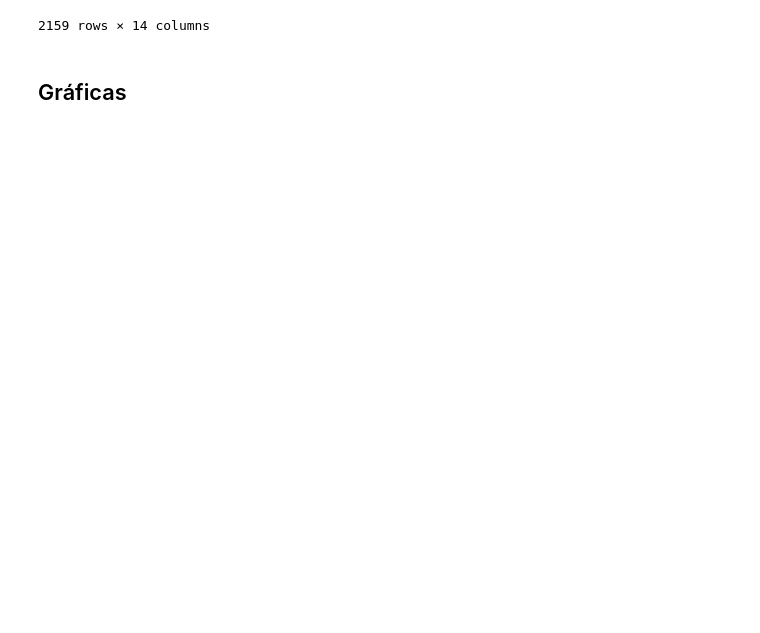
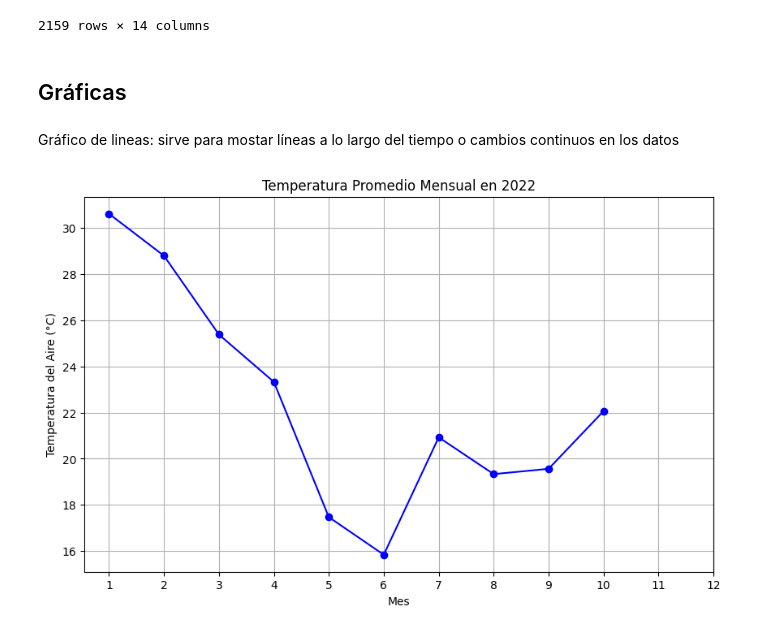
Before and after one commit to aldodds/DS_Python_WeatherStation, a Jupyter notebook: EstacionMeteorologica.ipynb, the cells around one changed output. Drawn from its saved outputs; the diff is of its cells as text; code cells hidden in the pictures; blank space fills up the shorter version.

Commit message:
Se crean las gráficas

```diff
--- a/EstacionMeteorologica.ipynb
+++ b/EstacionMeteorologica.ipynb
@@ -684,3 +685,22 @@ estacion_meteorologica_rango_fecha
 2159 rows × 14 columns
 # %% [markdown]
 ## Gráficas
+# %% [markdown]
+Gráfico de lineas: sirve para mostar líneas a lo largo del tiempo o cambios continuos en los datos
+# %%
+datos_2022 = estacion_meteorologica.loc['2022']
+
+# Agrupar por mes y calcular la temperatura promedio
+temp_promedio_mensual = datos_2022.groupby('Month')['Temp del Aire °C'].mean()
+
+# Crear la gráfica de líneas
+plt.figure(figsize=(10, 6))
+plt.plot(temp_promedio_mensual.index, temp_promedio_mensual.values, marker='o', linestyle='-', color='b')
+plt.title('Temperatura Promedio Mensual en 2022')
+plt.xlabel('Mes')
+plt.ylabel('Temperatura del Aire (°C)')
+plt.xticks(range(1, 13))
+plt.grid(True)
+plt.show()
+# %% [output]
+[figure, added]
```
Also changed, not shown: parts of 3 cells of this notebook.
